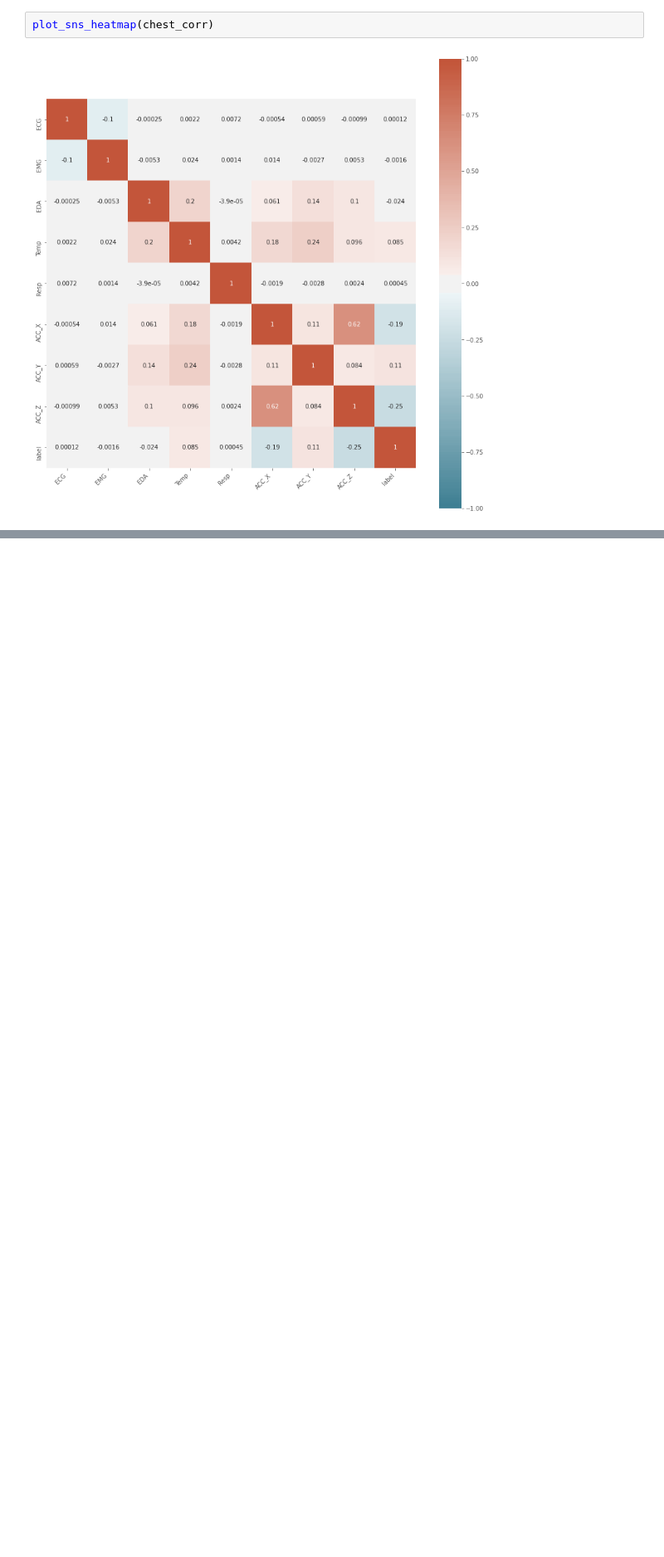
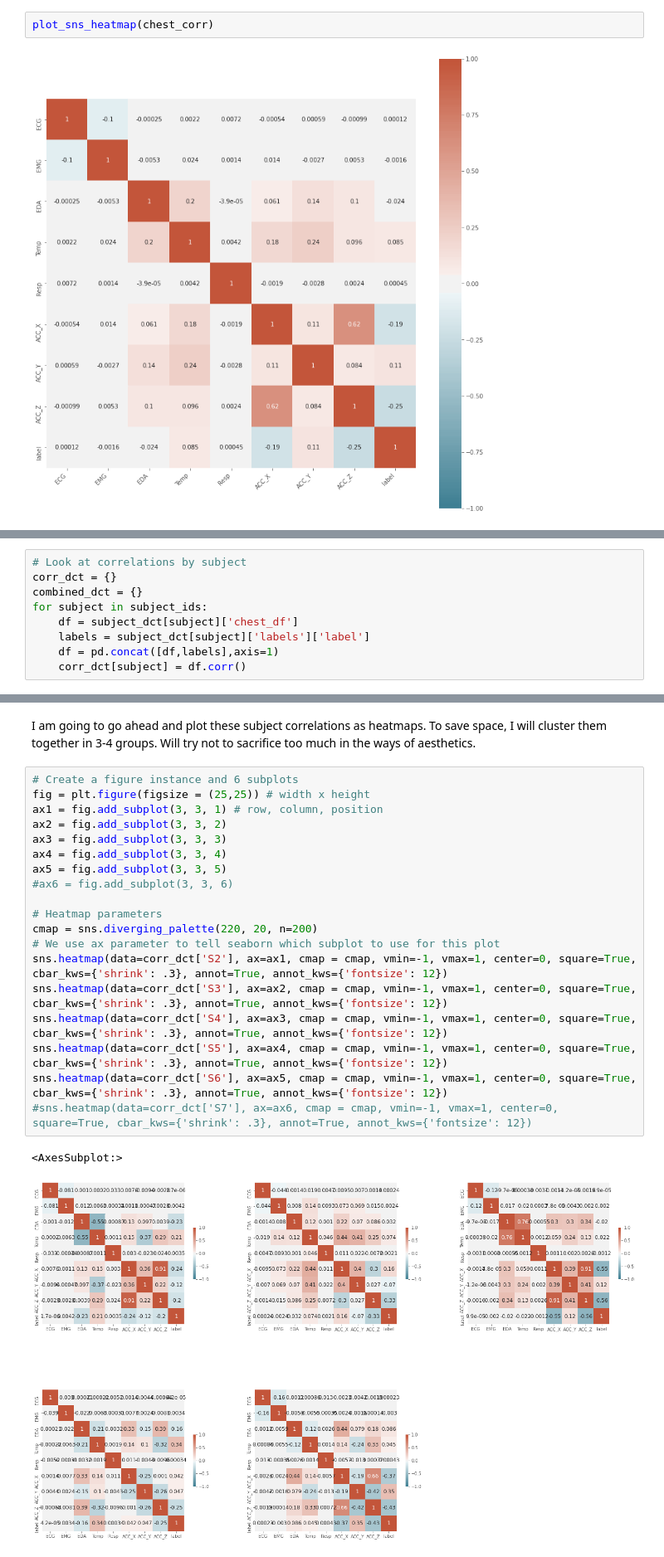
Before and after one commit to njfritter/Characteristic-Based-Time-Series-Clustering, a Jupyter notebook: rCode2012/notebooks/wesad_chest_data_exploratory_analysis.ipynb, the cells around one changed output, grey strips where cells are left out. Shown at 83% size. Drawn from its saved outputs; the diff is of its cells as text; blank space fills up the shorter version.

```diff
--- a/rCode2012/notebooks/wesad_chest_data_exploratory_analysis.ipynb
+++ b/rCode2012/notebooks/wesad_chest_data_exploratory_analysis.ipynb
@@ -633,0 +635,9 @@ TO BE FILLED IN
+# %%
+# Look at correlations by subject
+corr_dct = {}
+combined_dct = {}
+for subject in subject_ids:
+    df = subject_dct[subject]['chest_df']
+    labels = subject_dct[subject]['labels']['label']
+    df = pd.concat([df,labels],axis=1)
+    corr_dct[subject] = df.corr()
@@ -633,0 +658,24 @@ TO BE FILLED IN
+# %% [markdown]
+I am going to go ahead and plot these subject correlations as heatmaps. To save space, I will cluster them together in 3-4 groups. Will try not to sacrifice too much in the ways of aesthetics.
+# %%
+# Create a figure instance and 6 subplots
+fig = plt.figure(figsize = (25,25)) # width x height
+ax1 = fig.add_subplot(3, 3, 1) # row, column, position
+ax2 = fig.add_subplot(3, 3, 2)
+ax3 = fig.add_subplot(3, 3, 3)
+ax4 = fig.add_subplot(3, 3, 4)
+ax5 = fig.add_subplot(3, 3, 5)
+#ax6 = fig.add_subplot(3, 3, 6)
+
+# Heatmap parameters
+cmap = sns.diverging_palette(220, 20, n=200)
+# We use ax parameter to tell seaborn which subplot to use for this plot
+sns.heatmap(data=corr_dct['S2'], ax=ax1, cmap = cmap, vmin=-1, vmax=1, center=0, square=True, cbar_kws={'shrink': .3}, annot=True, annot_kws={'fontsize': 12})
+sns.heatmap(data=corr_dct['S3'], ax=ax2, cmap = cmap, vmin=-1, vmax=1, center=0, square=True, cbar_kws={'shrink': .3}, annot=True, annot_kws={'fontsize': 12})
+sns.heatmap(data=corr_dct['S4'], ax=ax3, cmap = cmap, vmin=-1, vmax=1, center=0, square=True, cbar_kws={'shrink': .3}, annot=True, annot_kws={'fontsize': 12})
+sns.heatmap(data=corr_dct['S5'], ax=ax4, cmap = cmap, vmin=-1, vmax=1, center=0, square=True, cbar_kws={'shrink': .3}, annot=True, annot_kws={'fontsize': 12})
+sns.heatmap(data=corr_dct['S6'], ax=ax5, cmap = cmap, vmin=-1, vmax=1, center=0, square=True, cbar_kws={'shrink': .3}, annot=True, annot_kws={'fontsize': 12})
+#sns.heatmap(data=corr_dct['S7'], ax=ax6, cmap = cmap, vmin=-1, vmax=1, center=0, square=True, cbar_kws={'shrink': .3}, annot=True, annot_kws={'fontsize': 12})
+# %% [output]
+<AxesSubplot:>
+[figure, added]
```
Also changed, not shown: parts of 16 cells of this notebook.
